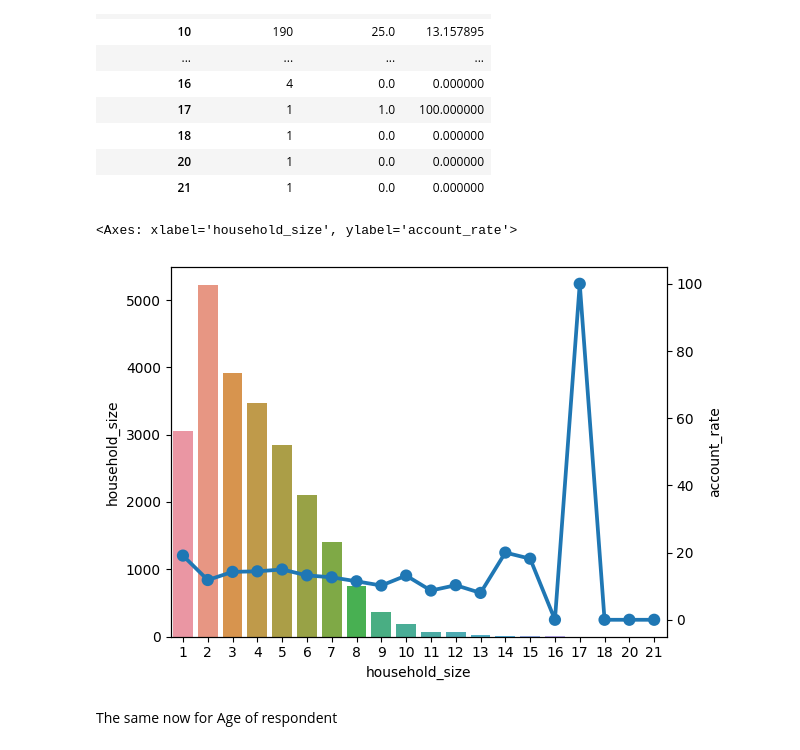
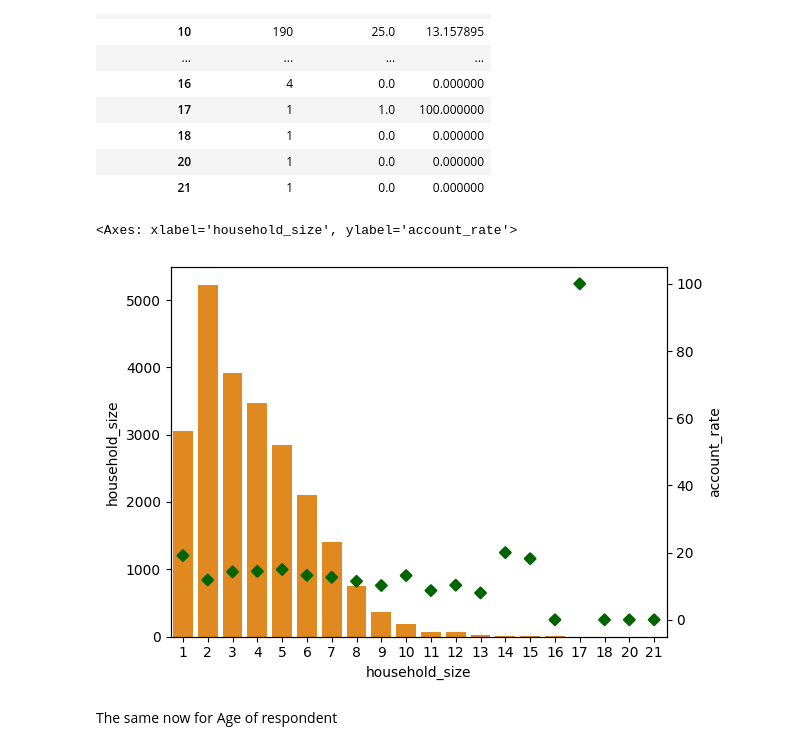
Before and after one commit to M4R1T4/ML_proj_Feb_2024, a Jupyter notebook: 01_Data_and_EDA.ipynb, the cells around one changed output. Cells and saved outputs as stored; diff of their text form; code cells hidden in the pictures.

```diff
--- a/01_Data_and_EDA.ipynb
+++ b/01_Data_and_EDA.ipynb
@@ -479,14 +525,19 @@ household_join
 # %%
 ax1 = sns.barplot(data = household_join,
              x = household_join.index,
-             y = household_join.iloc[:,0])
+             y = household_join.iloc[:,0],
+             color='darkorange')
 ax2 = ax1.twinx()
 sns.pointplot(data = household_join,
              x = household_join.index,
-             y = 'account_rate')
+             y = 'account_rate',
+             markers='D',
+             scale= 0.8,
+             linestyles= '',
+             color='darkgreen')
 # %% [output]
 <Axes: xlabel='household_size', ylabel='account_rate'>
-[figure, old version]
+[figure, new version]
 # %% [markdown]
 The same now for Age of respondent
 # %%
```
Also changed, not shown: parts of 14 cells of this notebook.
